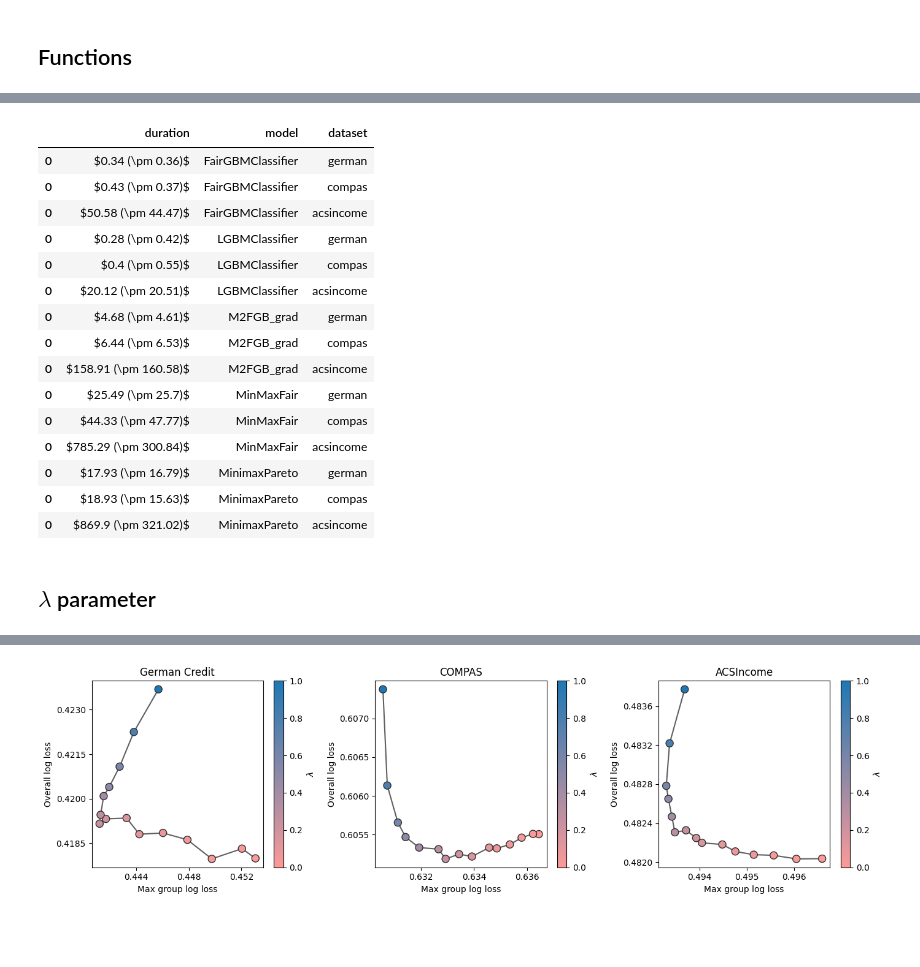
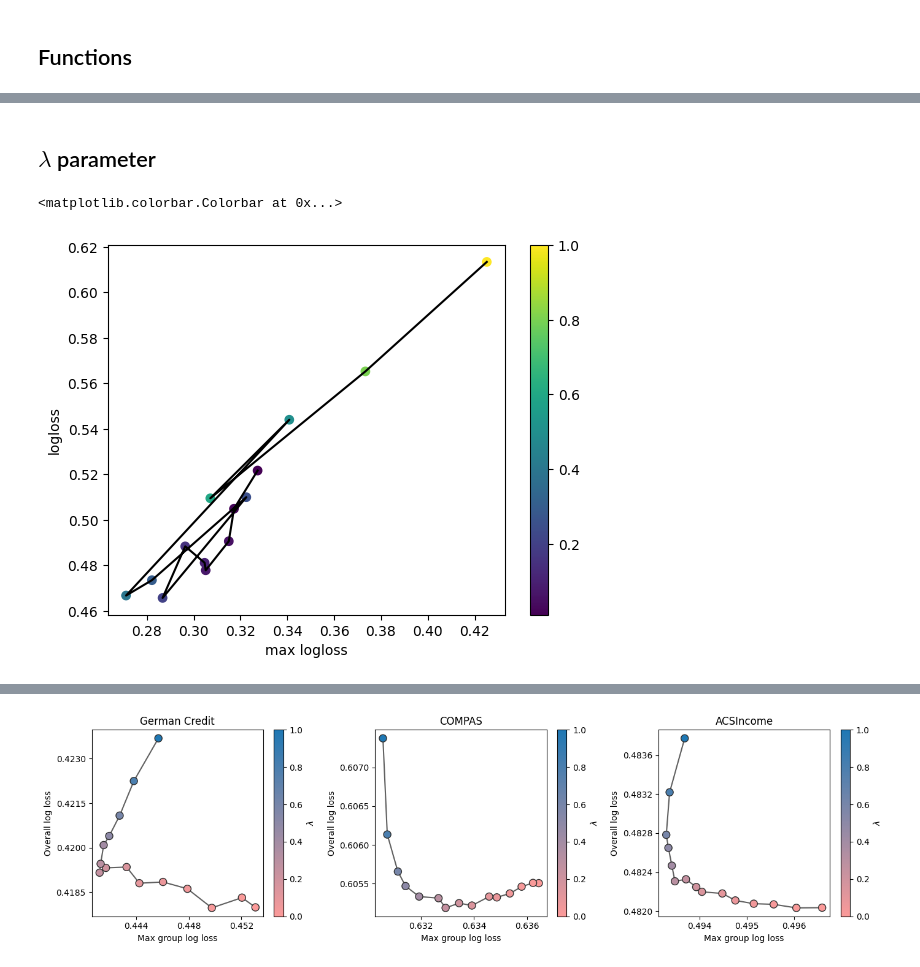
Before and after one commit to hiaac-finance/m2fgb, a Jupyter notebook: notebooks/plot_results.ipynb, the cells around one changed output, grey strips where cells are left out. Saved outputs shown, nothing was run; the diff lists cells and outputs as text; code cells hidden in the pictures; blank space fills up the shorter version.

Commit message:
rerun: working on some plots

```diff
--- a/notebooks/plot_results.ipynb
+++ b/notebooks/plot_results.ipynb
@@ -926,21 +64,28 @@ results.sort_values("model")
-# %%
-results.sort_values("model")
-# %% [output]
-|  | duration | model | dataset |
-| 0 | $0.34 (\pm 0.36)$ | FairGBMClassifier | german |
-| 0 | $0.43 (\pm 0.37)$ | FairGBMClassifier | compas |
-| 0 | $50.58 (\pm 44.47)$ | FairGBMClassifier | acsincome |
-| 0 | $0.28 (\pm 0.42)$ | LGBMClassifier | german |
-| 0 | $0.4 (\pm 0.55)$ | LGBMClassifier | compas |
-| 0 | $20.12 (\pm 20.51)$ | LGBMClassifier | acsincome |
-| 0 | $4.68 (\pm 4.61)$ | M2FGB_grad | german |
-| 0 | $6.44 (\pm 6.53)$ | M2FGB_grad | compas |
-| 0 | $158.91 (\pm 160.58)$ | M2FGB_grad | acsincome |
-| 0 | $25.49 (\pm 25.7)$ | MinMaxFair | german |
-| 0 | $44.33 (\pm 47.77)$ | MinMaxFair | compas |
-| 0 | $785.29 (\pm 300.84)$ | MinMaxFair | acsincome |
-| 0 | $17.93 (\pm 16.79)$ | MinimaxPareto | german |
-| 0 | $18.93 (\pm 15.63)$ | MinimaxPareto | compas |
-| 0 | $869.9 (\pm 321.02)$ | MinimaxPareto | acsincome |
 # %% [markdown]
 ## $\lambda$ parameter
+# %%
+results = pd.read_csv("../results_aaai/experiment_new/fair_weight/german_4g/M2FGBClassifier_tpr/train.csv")
+trials = pd.read_csv("../results_aaai/experiment_new/fair_weight/german_4g/M2FGBClassifier_tpr/trials.csv")
+results = results.merge(trials)
+
+# groupby by fair_weight and average
+results["fair_weight"] = results.params_fair_weight
+
+# remove row with inf values
+# results = results.replace([np.inf, -np.inf], np.nan)
+# results = results.dropna()
+
+# remove non numeric cols
+results = results.select_dtypes(include=[np.number])
+
+results = results.groupby("fair_weight").mean().reset_index()
+#results = results[results.fair_weight < 0.5]
+
+plt.scatter(results.max_logloss_tpr, results.logloss, c=results.fair_weight, cmap="viridis")
+plt.plot(results.max_logloss_tpr, results.logloss, c="black")
+plt.xlabel("max logloss")
+plt.ylabel("logloss")
+plt.colorbar()
+# %% [output]
+<matplotlib.colorbar.Colorbar at 0x...>
+[figure, added]
```
Also changed, not shown: parts of 43 cells of this notebook, 2 other files.
